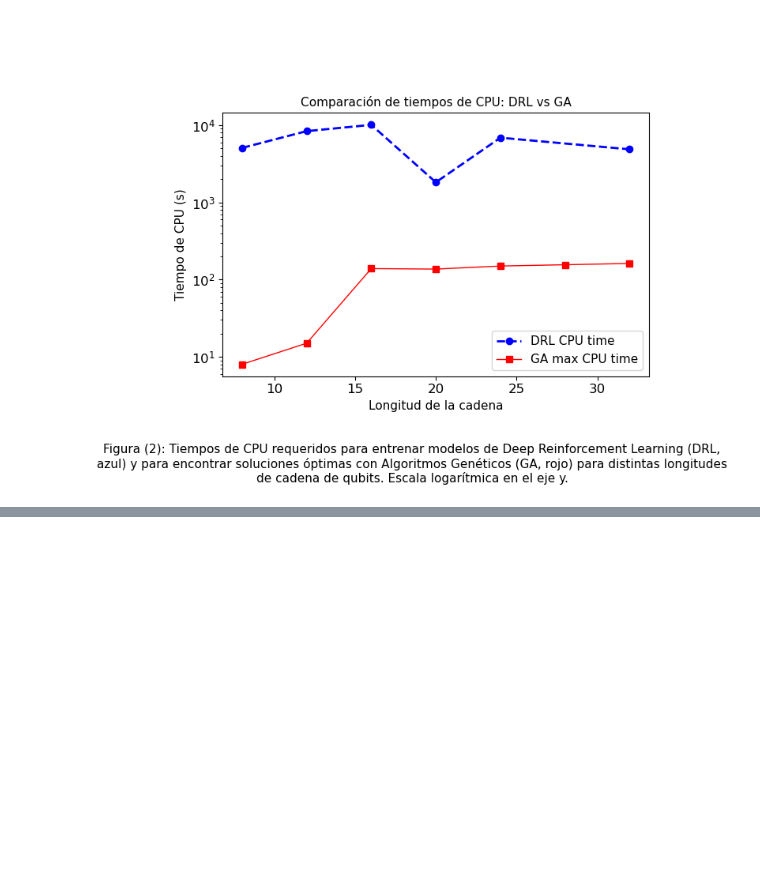
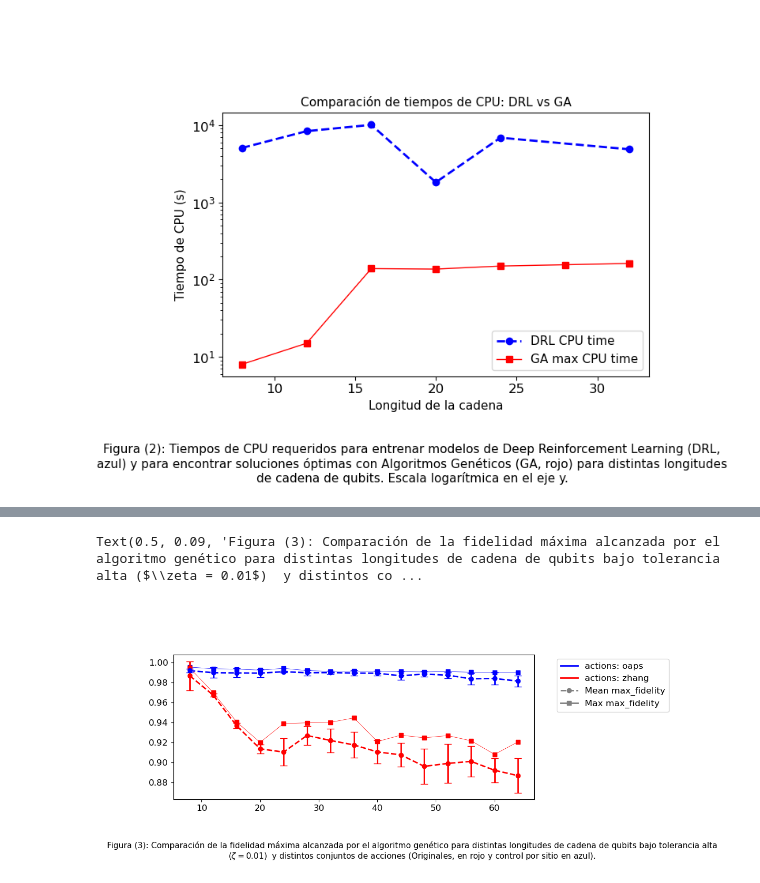
Before and after one commit to sofips/dynamic_control_for_QST, a Jupyter notebook: JAIIO_graphs.ipynb, the cells around one changed output, grey strips where cells are left out. Saved outputs shown, nothing was run; the diff lists cells and outputs as text; code cells hidden in the pictures; blank space fills up the shorter version.

```diff
--- a/JAIIO_graphs.ipynb
+++ b/JAIIO_graphs.ipynb
@@ -32,7 +32,7 @@ plt.rcParams['axes.axisbelow'] = True
 mpl.rcParams['lines.linewidth'] = 2
 mpl.rcParams['lines.linewidth'] = 2
 #mpl.rcParams['axes.prop_cycle'] = cycler(color='bgrkmyc')
-mpl.rcParams['axes.prop_cycle'] = mpl.cycler(color=["b", "g", "r", 'k','y' , 'm','tab:orange', 'tab:cyan', 'tab:brown', 'slategrey', 'deeppink' ])
+mpl.rcParams['axes.prop_cycle'] = mpl.cycler(color=["b", "r", "g", 'k','y' , 'm','tab:orange', 'tab:cyan', 'tab:brown', 'slategrey', 'deeppink' ])
 # %% [markdown]
 #### 54 Jornadas Argentinas de Informática e investigación Operativa
 
@@ -220,0 +221,16 @@ Al presentar tiempos de cómputo menores, es posible extender los resultados a m
+# %%
+rb_zhang_ht = 'genetic_algorithm_results/rb_zhang_ht/'
+rb_oaps_ht = 'genetic_algorithm_results/rb_oaps_ht'
+plt.figure(figsize=(12,5))
+plot_metric([rb_zhang_ht,rb_oaps_ht],column='max_fidelity')
+plt.tight_layout(pad=6.0)
+directories = [rb_zhang_ht,rb_oaps_ht]
+get_different_parameters(directories,print_params=False)
+plt.figtext(
+    0.5, 0.09,
+    "Figura (3): Comparación de la fidelidad máxima alcanzada por el algoritmo genético para distintas longitudes de cadena de qubits bajo tolerancia alta ($\\zeta = 0.01$)  y distintos conjuntos de acciones (Originales, en rojo y control por sitio en azul).",
+    wrap=True, horizontalalignment='center', fontsize=fs, ha='center', va='top'
+)
+# %% [output]
+Text(0.5, 0.09, 'Figura (3): Comparación de la fidelidad máxima alcanzada por el algoritmo genético para distintas longitudes de cadena de qubits bajo tolerancia alta ($\\zeta = 0.01$)  y distintos co ...
+[figure, added]
```
Also changed, not shown: parts of 3 cells of this notebook.
